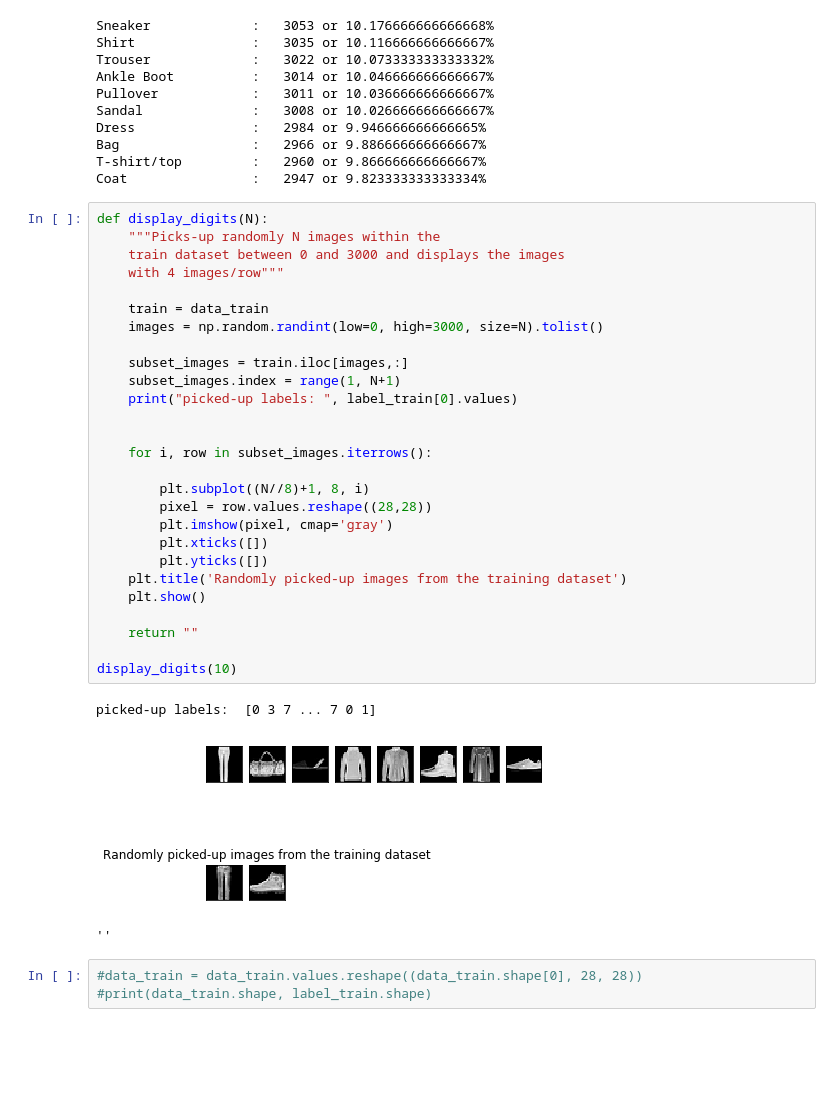
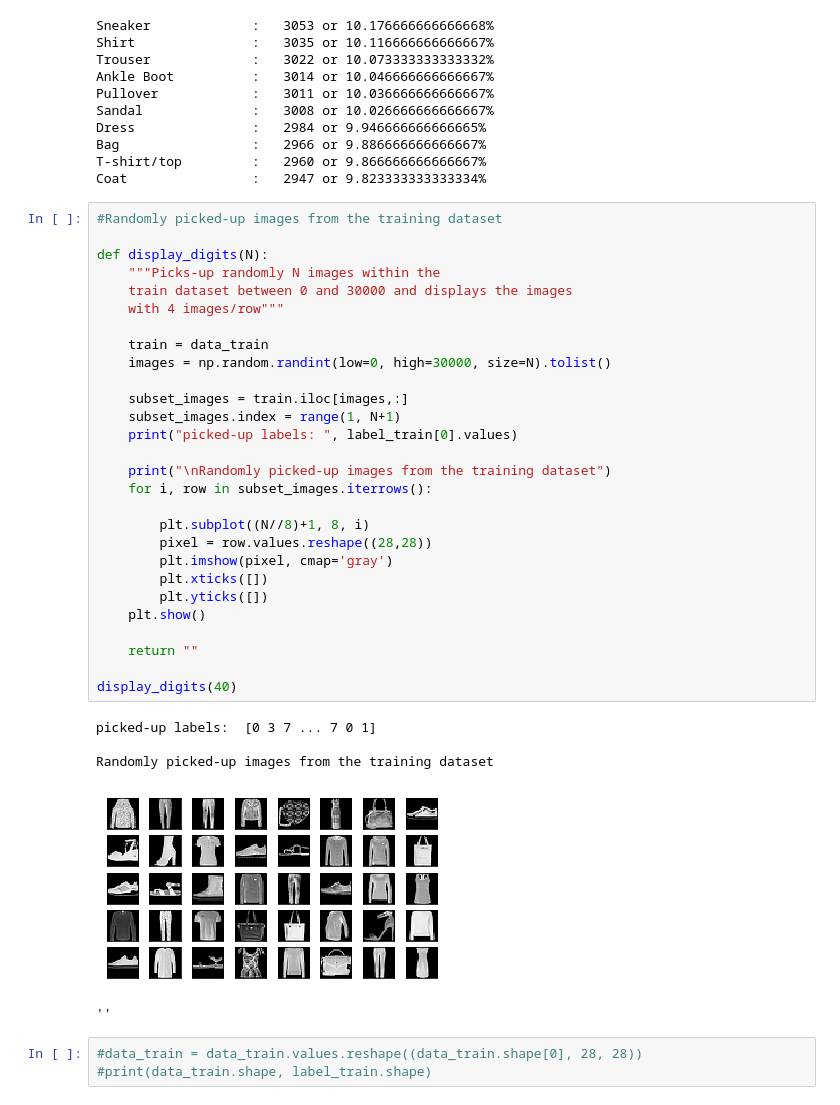
Before and after one commit to GuptaManisha/Fashion-MNIST-from-Scratch, a Jupyter notebook: Assignment 1_2019_Sem2.ipynb, the cells around one changed output. Drawn from its saved outputs; the diff is of its cells as text; blank space fills up the shorter version.

```diff
--- a/Assignment 1_2019_Sem2.ipynb
+++ b/Assignment 1_2019_Sem2.ipynb
@@ -141,35 +141,38 @@ Bag                 :   2966 or 9.886666666666667%
 T-shirt/top         :   2960 or 9.866666666666667%
 Coat                :   2947 or 9.823333333333334%
 # %%
+#Randomly picked-up images from the training dataset
+
 def display_digits(N):
     """Picks-up randomly N images within the
-    train dataset between 0 and 3000 and displays the images
+    train dataset between 0 and 30000 and displays the images
     with 4 images/row"""
 
     train = data_train
-    images = np.random.randint(low=0, high=3000, size=N).tolist()
+    images = np.random.randint(low=0, high=30000, size=N).tolist()
 
     subset_images = train.iloc[images,:]
     subset_images.index = range(1, N+1)
     print("picked-up labels: ", label_train[0].values)
 
-
+    print("\nRandomly picked-up images from the training dataset")
     for i, row in subset_images.iterrows():
 
         plt.subplot((N//8)+1, 8, i)
         pixel = row.values.reshape((28,28))
         plt.imshow(pixel, cmap='gray')
         plt.xticks([])
         plt.yticks([])
-    plt.title('Randomly picked-up images from the training dataset')
     plt.show()
 
     return ""
 
-display_digits(10)
+display_digits(40)
 # %% [output]
 picked-up labels:  [0 3 7 ... 7 0 1]
+
+Randomly picked-up images from the training dataset
-[figure, old version]
+[figure, new version]
 ''
 # %%
 #data_train = data_train.values.reshape((data_train.shape[0], 28, 28))
```
Also changed, not shown: parts of 14 cells of this notebook.
